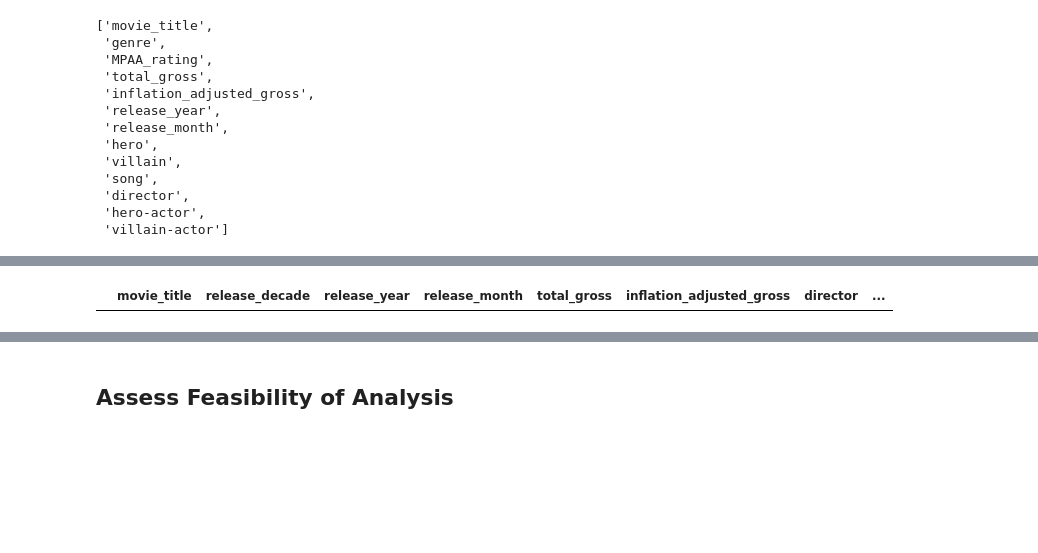
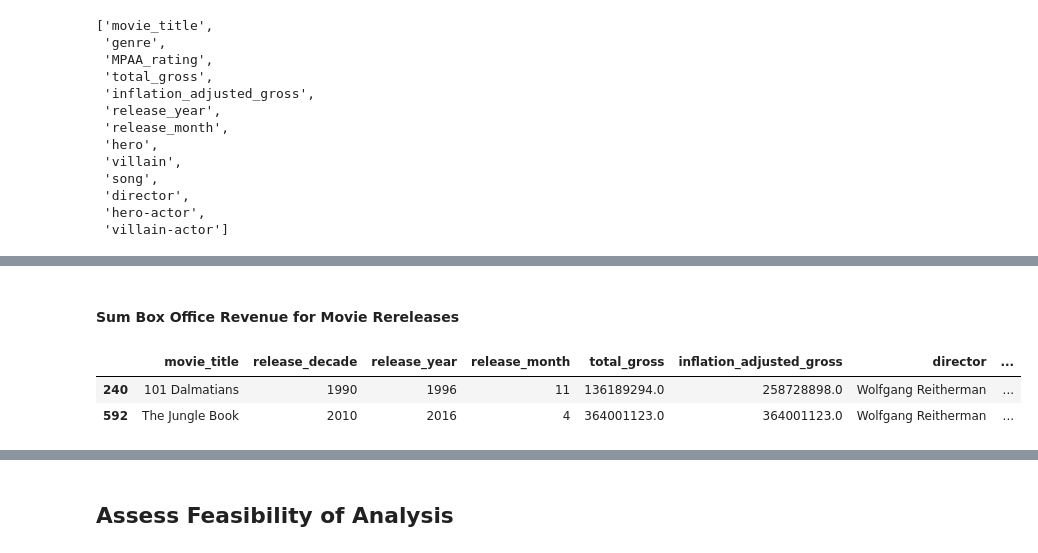
Before and after one commit to Dipto9999/prog-python-ds-students, a Jupyter notebook: release/final_project/final_project.ipynb, the cells around one changed output, grey strips where cells are left out. Saved outputs shown, nothing was run; the diff lists cells and outputs as text; code cells hidden in the pictures; blank space fills up the shorter version.

```diff
--- a/release/final_project/final_project.ipynb
+++ b/release/final_project/final_project.ipynb
@@ -204,5 +216,7 @@ See the caveats in the documentation: https://pandas.pydata.org/pandas-docs/stab
 # %%
-villain_actors_df = merge_on_actor(voice_actors_df, film_revenue_df, char_type = 'villain')
+villain_actors_df = merge_on_actor(
+    voice_actors_df, film_revenue_df, char_type="villain"
+)
 # %%
 complete_cols = hero_actors_df.columns.to_list() + villain_actors_df.columns.to_list()
 complete_cols = list(dict.fromkeys(complete_cols))
@@ -233,18 +257,24 @@ display(complete_cols)
  'villain-actor']
 # %%
 complete_cols = [
-    'movie_title',
-    'release_decade',
-    'release_year',
-    'release_month',
-    'total_gross',
-    'inflation_adjusted_gross',
-    'director',
-    'MPAA_rating', 'genre',
-    'hero-actor', 'hero',
-    'villain-actor', 'villain',
-    'song'
+    "movie_title",
+    "release_decade",
+    "release_year",
+    "release_month",
+    "total_gross",
+    "inflation_adjusted_gross",
+    "director",
+    "MPAA_rating",
+    "genre",
+    "hero-actor",
+    "hero",
+    "villain-actor",
+    "villain",
+    "song",
 ]
 
-complete_df = complete_df[complete_cols]
-display(complete_df.head())
+complete_df = (
+    complete_df[complete_cols]
+    .sort_values(by=["release_year", "movie_title"])
+    .reset_index(drop=True)
+)
@@ -258,5 +290,15 @@ display(complete_df.head())
+# %% [markdown]
+#### Sum Box Office Revenue for Movie Rereleases
 # %%
 # Look for Repeated Movie Entries
-display(complete_df[complete_df.duplicated(subset = ['movie_title', 'release_year', 'release_month'])])
+display(
+    complete_df[
+        complete_df.duplicated(
+            subset=["movie_title", "director", "genre", "MPAA_rating"]
+        )
+    ]
+)
 # %% [output]
 |  | movie_title | release_decade | release_year | release_month | total_gross | inflation_adjusted_gross | director | ... |
+| 240 | 101 Dalmatians | 1990 | 1996 | 11 | 136189294.0 | 258728898.0 | Wolfgang Reitherman | ... |
+| 592 | The Jungle Book | 2010 | 2016 | 4 | 364001123.0 | 364001123.0 | Wolfgang Reitherman | ... |
```
Also changed, not shown: parts of 137 cells of this notebook, 5 other files.
